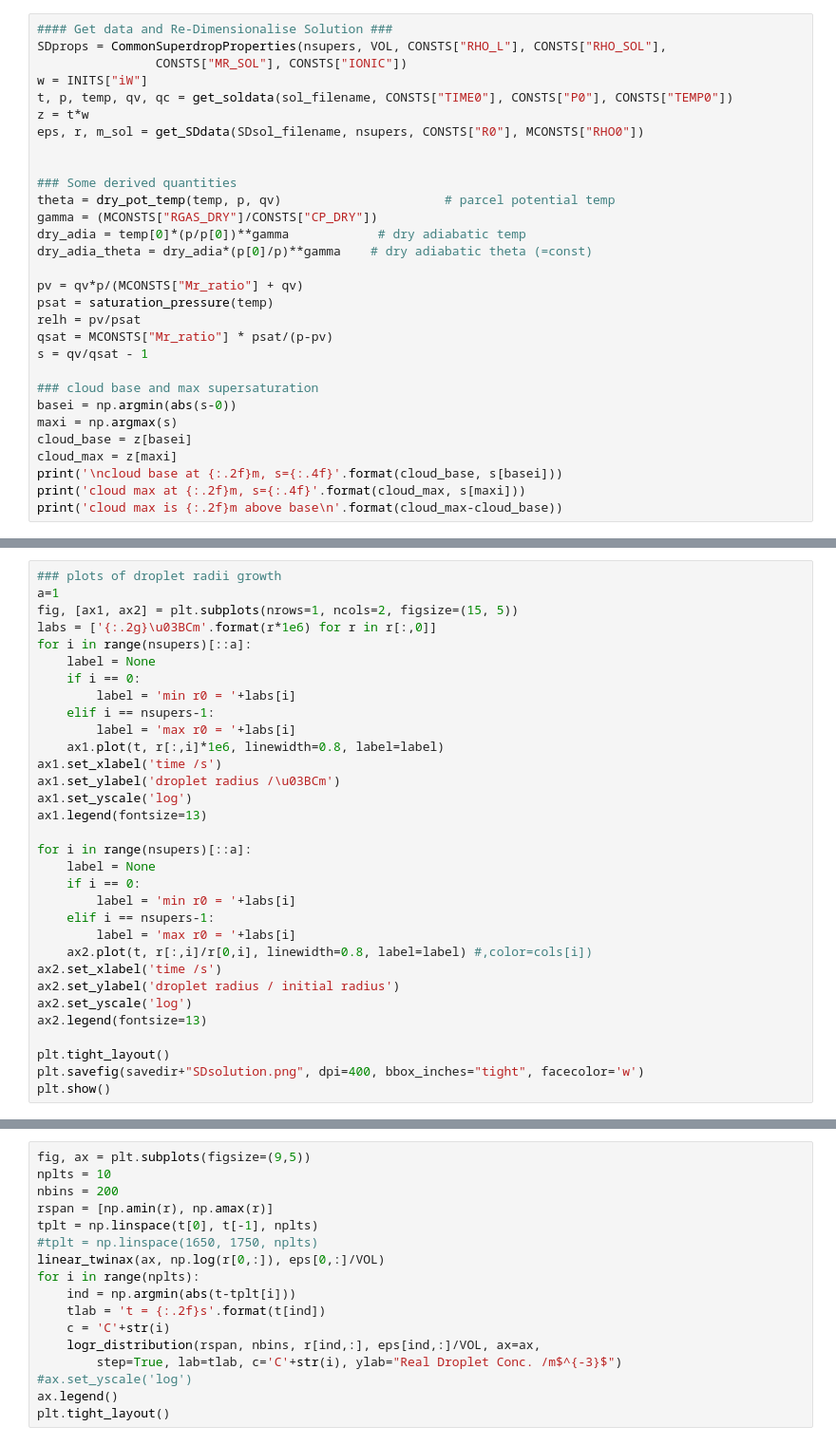
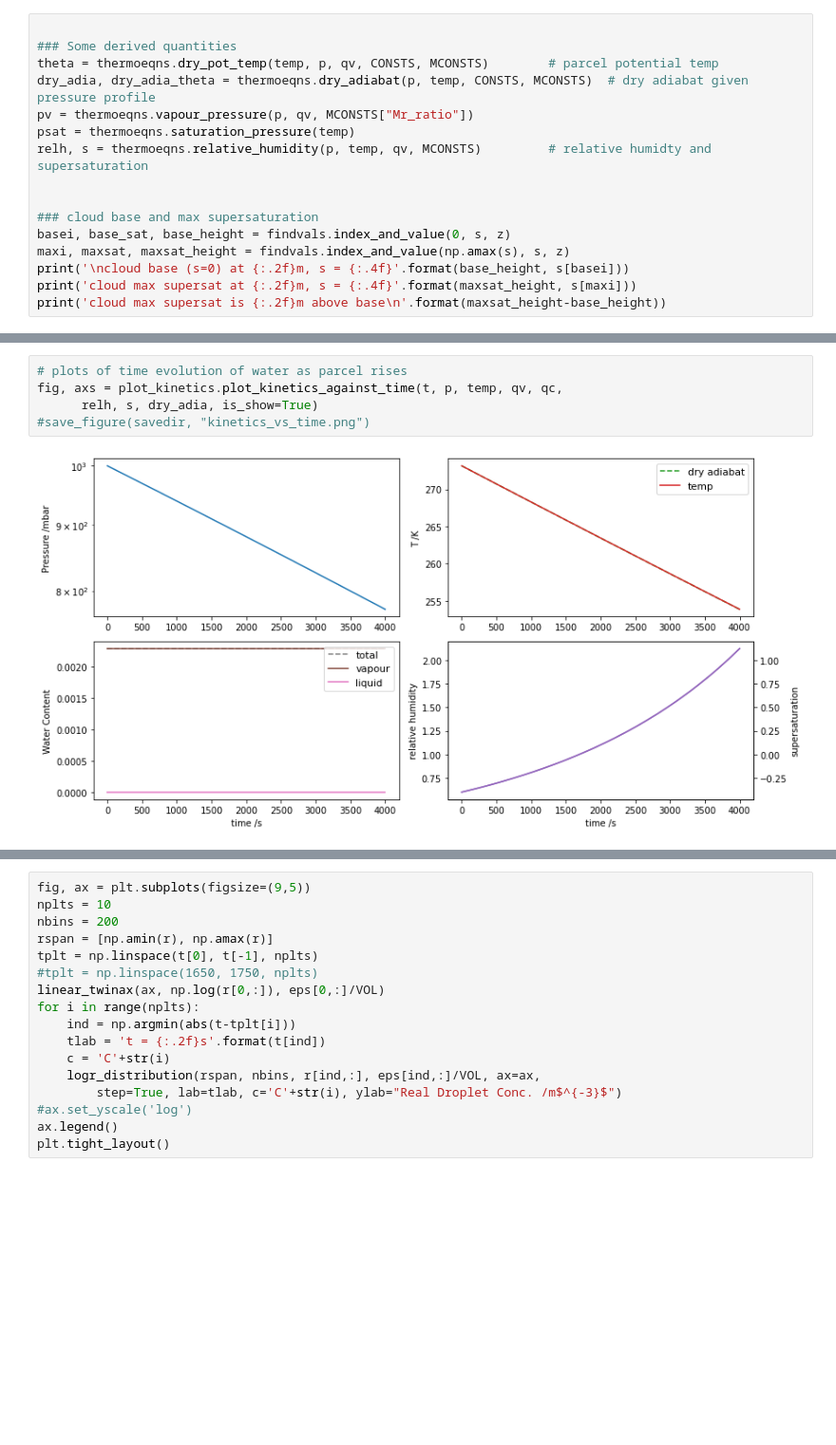
Before and after one commit to yoctoyotta1024/clara-bayley-superdroplets, a Jupyter notebook: version2/pythonmodule4v2/plot_csv.ipynb, the cells around one changed output, grey strips where cells are left out. Shown: that part at 95% size. Saved outputs shown, nothing was run; the diff lists cells and outputs as text; blank space fills up the shorter version.

Commit message:
in process of systematically creating plotting functions from plot_csv.ipynb. Currently working upto and including plotting SD radii growth

```diff
--- a/version2/pythonmodule4v2/plot_csv.ipynb
+++ b/version2/pythonmodule4v2/plot_csv.ipynb
@@ -63,30 +46,16 @@ print("droplet r:", np.amax(r), np.amin(r))
 # %%
-#### Get data and Re-Dimensionalise Solution ###
-SDprops = CommonSuperdropProperties(nsupers, VOL, CONSTS["RHO_L"], CONSTS["RHO_SOL"],
-                CONSTS["MR_SOL"], CONSTS["IONIC"])
-w = INITS["iW"]
-t, p, temp, qv, qc = get_soldata(sol_filename, CONSTS["TIME0"], CONSTS["P0"], CONSTS["TEMP0"])
-z = t*w
-eps, r, m_sol = get_SDdata(SDsol_filename, nsupers, CONSTS["R0"], MCONSTS["RHO0"])
+
+### Some derived quantities
+theta = thermoeqns.dry_pot_temp(temp, p, qv, CONSTS, MCONSTS)        # parcel potential temp
+dry_adia, dry_adia_theta = thermoeqns.dry_adiabat(p, temp, CONSTS, MCONSTS)  # dry adiabat given pressure profile
+pv = thermoeqns.vapour_pressure(p, qv, MCONSTS["Mr_ratio"])
+psat = thermoeqns.saturation_pressure(temp)
+relh, s = thermoeqns.relative_humidity(p, temp, qv, MCONSTS)         # relative humidty and supersaturation
 
 
-### Some derived quantities
-theta = dry_pot_temp(temp, p, qv)                      # parcel potential temp
-gamma = (MCONSTS["RGAS_DRY"]/CONSTS["CP_DRY"])
-dry_adia = temp[0]*(p/p[0])**gamma            # dry adiabatic temp
-dry_adia_theta = dry_adia*(p[0]/p)**gamma    # dry adiabatic theta (=const)
-
-pv = qv*p/(MCONSTS["Mr_ratio"] + qv)
-psat = saturation_pressure(temp)
-relh = pv/psat
-qsat = MCONSTS["Mr_ratio"] * psat/(p-pv)
-s = qv/qsat - 1
-
 ### cloud base and max supersaturation
-basei = np.argmin(abs(s-0))
-maxi = np.argmax(s)
-cloud_base = z[basei]
-cloud_max = z[maxi]
-print('\ncloud base at {:.2f}m, s={:.4f}'.format(cloud_base, s[basei]))
-print('cloud max at {:.2f}m, s={:.4f}'.format(cloud_max, s[maxi]))
-print('cloud max is {:.2f}m above base\n'.format(cloud_max-cloud_base))
+basei, base_sat, base_height = findvals.index_and_value(0, s, z)
+maxi, maxsat, maxsat_height = findvals.index_and_value(np.amax(s), s, z)
+print('\ncloud base (s=0) at {:.2f}m, s = {:.4f}'.format(base_height, s[basei]))
+print('cloud max supersat at {:.2f}m, s = {:.4f}'.format(maxsat_height, s[maxi]))
+print('cloud max supersat is {:.2f}m above base\n'.format(maxsat_height-base_height))
@@ -162,32 +66,7 @@ plt.show()
-# %%
-### plots of droplet radii growth
-a=1
-fig, [ax1, ax2] = plt.subplots(nrows=1, ncols=2, figsize=(15, 5))
-labs = ['{:.2g}\u03BCm'.format(r*1e6) for r in r[:,0]]
-for i in range(nsupers)[::a]:
-    label = None
-    if i == 0:
-        label = 'min r0 = '+labs[i]
-    elif i == nsupers-1:
-        label = 'max r0 = '+labs[i]
-    ax1.plot(t, r[:,i]*1e6, linewidth=0.8, label=label)
-ax1.set_xlabel('time /s')
-ax1.set_ylabel('droplet radius /\u03BCm')
-ax1.set_yscale('log')
-ax1.legend(fontsize=13)
-
-for i in range(nsupers)[::a]:
-    label = None
-    if i == 0:
-        label = 'min r0 = '+labs[i]
-    elif i == nsupers-1:
-        label = 'max r0 = '+labs[i]
-    ax2.plot(t, r[:,i]/r[0,i], linewidth=0.8, label=label) #,color=cols[i])
-ax2.set_xlabel('time /s')
-ax2.set_ylabel('droplet radius / initial radius')
-ax2.set_yscale('log')
-ax2.legend(fontsize=13)
-
-plt.tight_layout()
-plt.savefig(savedir+"SDsolution.png", dpi=400, bbox_inches="tight", facecolor='w')
-plt.show()
+# %%
+# plots of time evolution of water as parcel rises
+fig, axs = plot_kinetics.plot_kinetics_against_time(t, p, temp, qv, qc,
+      relh, s, dry_adia, is_show=True)
+#save_figure(savedir, "kinetics_vs_time.png")
+# %% [output]
+[figure, added]
```
Also changed, not shown: parts of 12 cells of this notebook, 10 other files.
